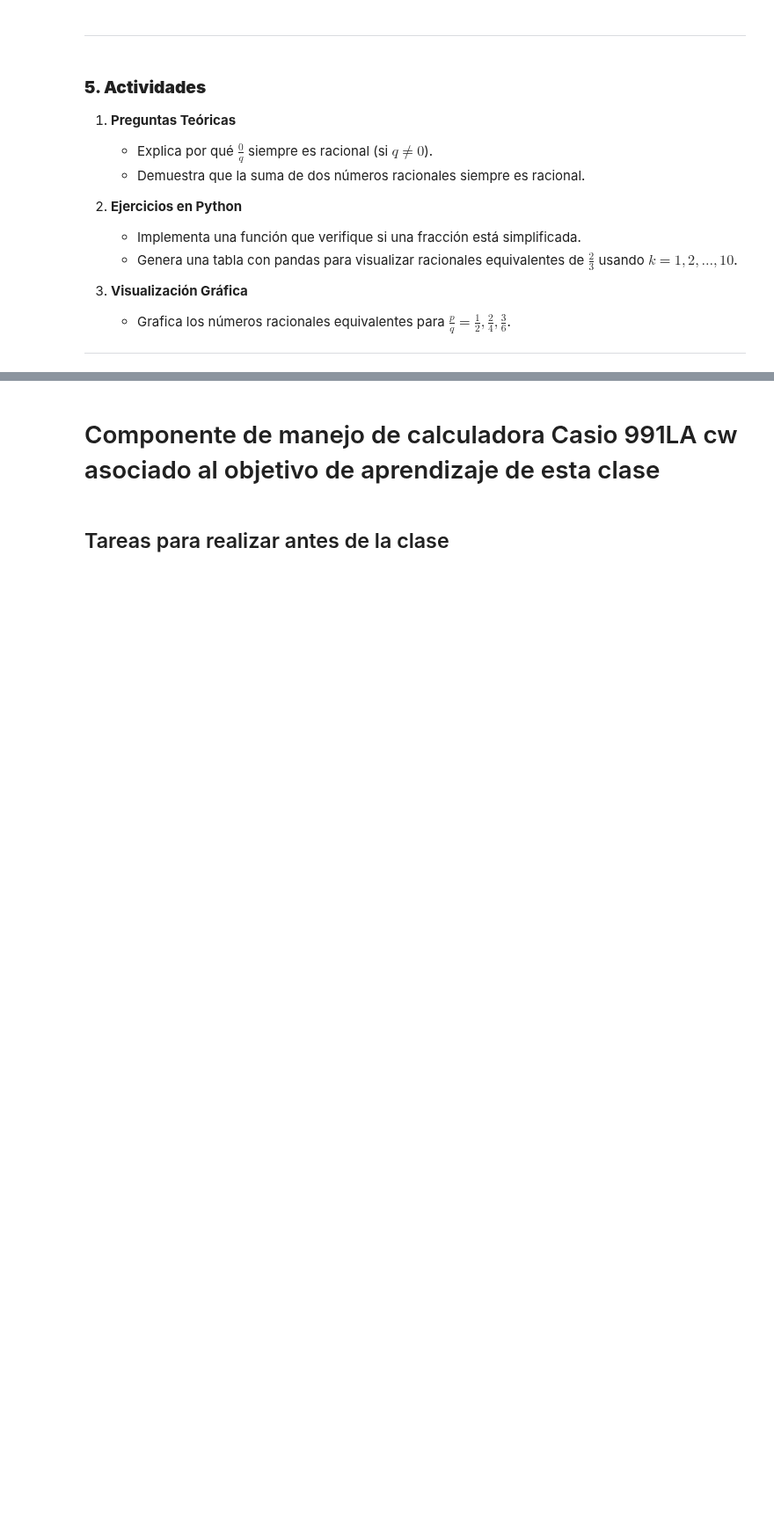
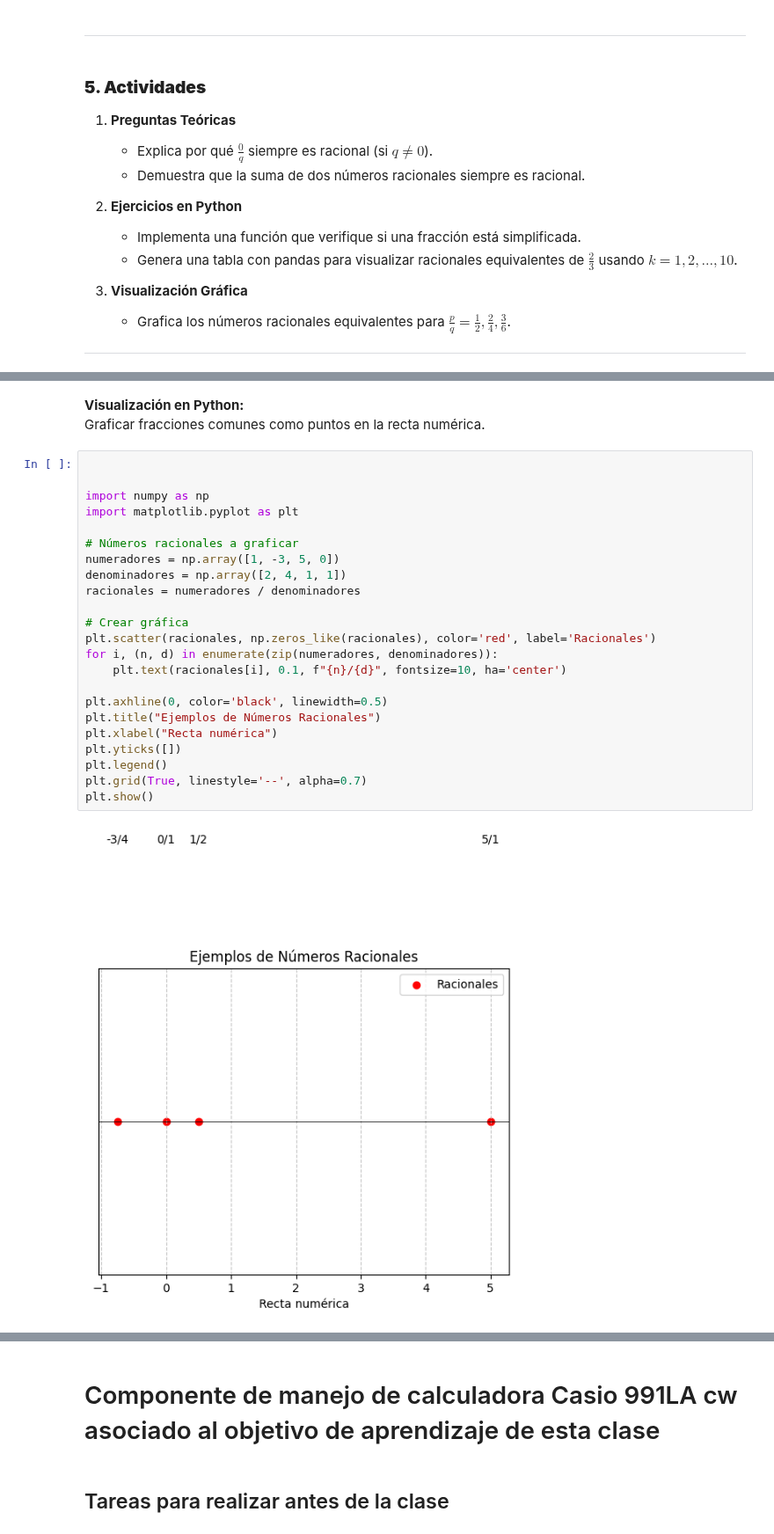
Before and after one commit to marco-canas/5_Fundamentos-de-la-aritm-tica, a Jupyter notebook: clases/5_racionales/1_fracciones/1_fracciones.ipynb, the cells around one changed output, grey strips where cells are left out. Shown at 88% size. Cells and saved outputs as stored; diff of their text form; blank space fills up the shorter version.

```diff
--- a/clases/5_racionales/1_fracciones/1_fracciones.ipynb
+++ b/clases/5_racionales/1_fracciones/1_fracciones.ipynb
@@ -584,0 +472,29 @@ plot_rational_operations()
+# %% [markdown]
+
+**Visualización en Python:**
+Graficar fracciones comunes como puntos en la recta numérica.
+# %%
+
+
+import numpy as np
+import matplotlib.pyplot as plt
+
+# Números racionales a graficar
+numeradores = np.array([1, -3, 5, 0])
+denominadores = np.array([2, 4, 1, 1])
+racionales = numeradores / denominadores
+
+# Crear gráfica
+plt.scatter(racionales, np.zeros_like(racionales), color='red', label='Racionales')
+for i, (n, d) in enumerate(zip(numeradores, denominadores)):
+    plt.text(racionales[i], 0.1, f"{n}/{d}", fontsize=10, ha='center')
+
+plt.axhline(0, color='black', linewidth=0.5)
+plt.title("Ejemplos de Números Racionales")
+plt.xlabel("Recta numérica")
+plt.yticks([])
+plt.legend()
+plt.grid(True, linestyle='--', alpha=0.7)
+plt.show()
+# %% [output]
+[figure, added]
```
Also changed, not shown: parts of 108 cells of this notebook.
